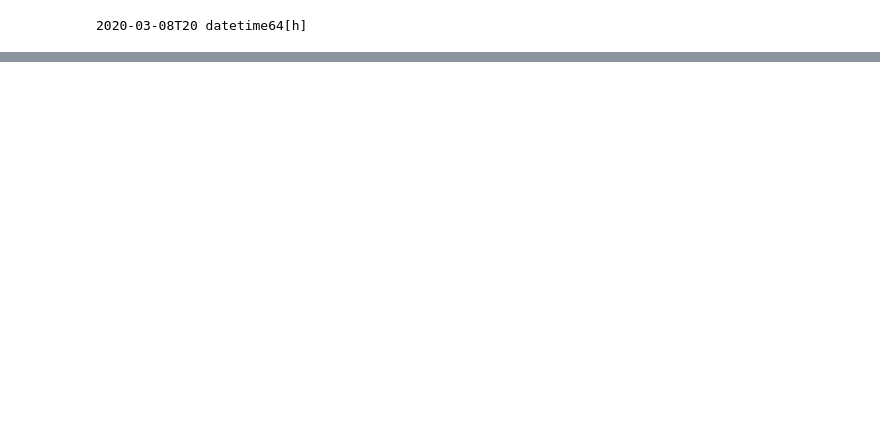
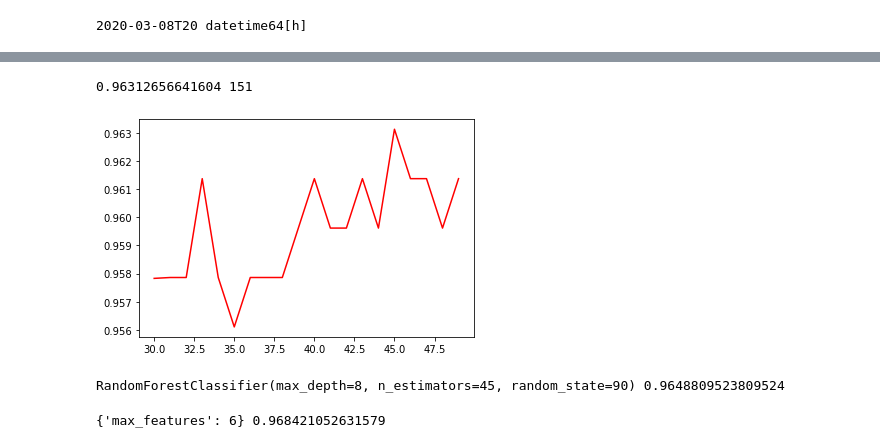
Before and after one commit to yscs2020/2021_to_improve, a Jupyter notebook: 202107/pandas_numpy.ipynb, the cells around one changed output, grey strips where cells are left out. Cells and saved outputs as stored; diff of their text form; code cells hidden in the pictures; blank space fills up the shorter version.

```diff
--- a/202107/pandas_numpy.ipynb
+++ b/202107/pandas_numpy.ipynb
@@ -197,0 +369,35 @@ print(a,a.dtype)
+# %%
+score_lr = []
+for i in range(30,50):
+    rfc = RandomForestClassifier(n_estimators=i+1,random_state=90)
+    score = cross_val_score(rfc,data.data,data.target,cv=10).mean()
+    score_lr.append(score)
+score_max = max(score_lr)
+print(score_max,score_lr.index(score_max)*10+1)
+x = np.arange(30,50)
+plt.subplot(111)
+plt.plot(x,score_lr,'r-')
+plt.show()
+# %% [output]
+0.96312656641604 151
+[figure, added]
+# %%
+rfc = RandomForestClassifier(n_estimators=45,random_state=90)
+param_grid = {'max_depth':np.arange(1,20)}
+GS = GridSearchCV(rfc,param_grid,cv=10)
+GS.fit(data.data,data.target)
+best_param = GS.best_estimator_
+best_score = GS.best_score_
+print(best_param,best_score)
+# %% [output]
+RandomForestClassifier(max_depth=8, n_estimators=45, random_state=90) 0.9648809523809524
+# %%
+param_grid = {'max_features':np.arange(5,31)}
+rfc = RandomForestClassifier(n_estimators=45,random_state=90,max_depth=11)
+GS = GridSearchCV(rfc,param_grid,cv=10)
+GS.fit(data.data,data.target)
+best_param = GS.best_params_
+best_score = GS.best_score_
+print(best_param,best_score)
+# %% [output]
+{'max_features': 6} 0.968421052631579
```
Also changed, not shown: parts of 45 cells of this notebook.
